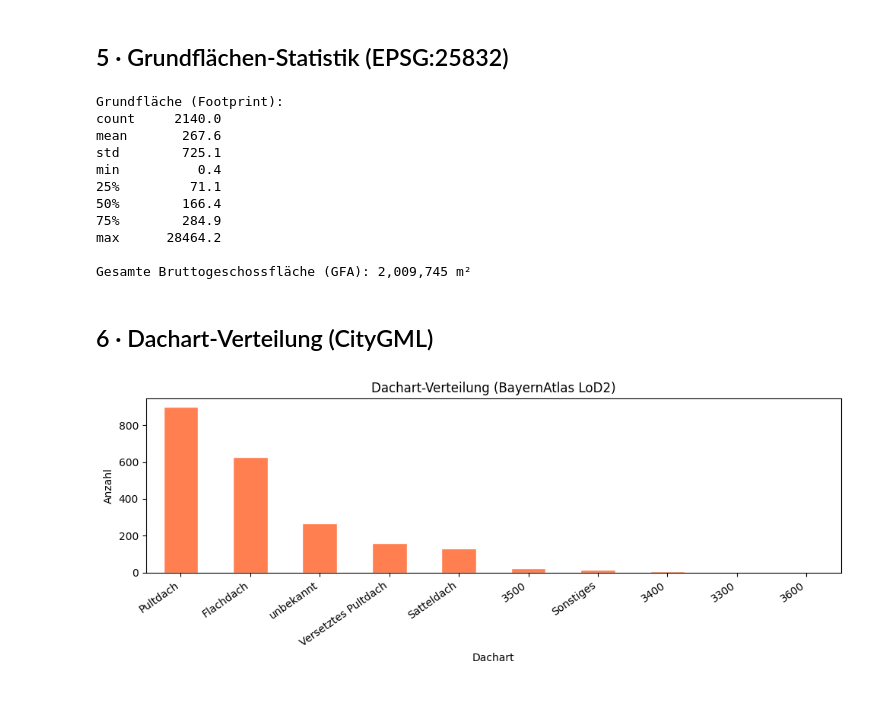
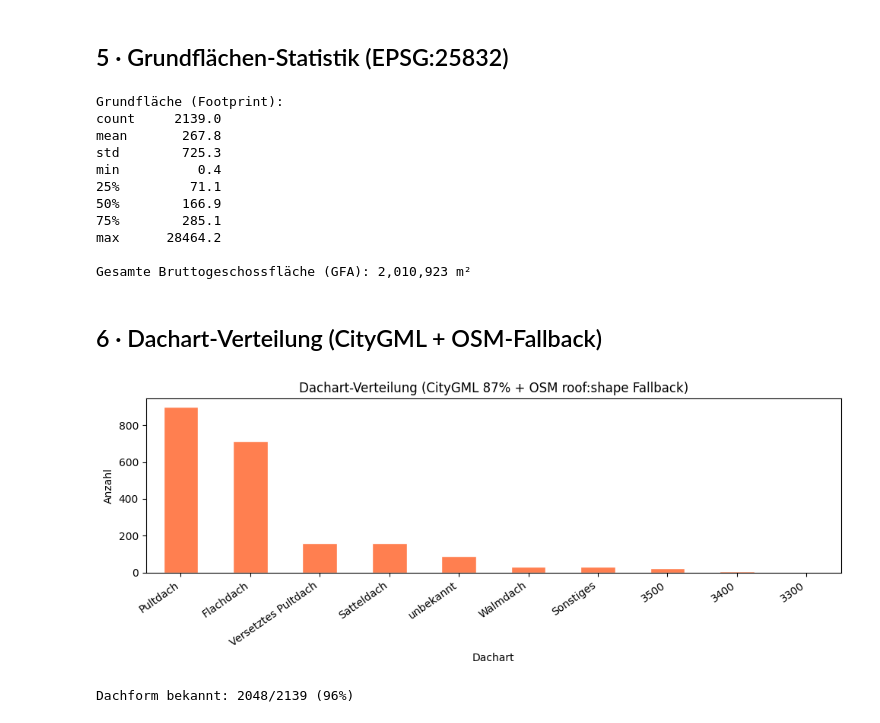
Before and after one commit to Awoladi/Digital_Twin_Augsburg, a Jupyter notebook: notebooks/01_explore_georgsvorstadt.ipynb, the cells around one changed output. Drawn from its saved outputs; the diff is of its cells as text; code cells hidden in the pictures.

```diff
--- a/notebooks/01_explore_georgsvorstadt.ipynb
+++ b/notebooks/01_explore_georgsvorstadt.ipynb
@@ -16,11 +17,15 @@ import pandas as pd
 
 from configs.settings import BUILDINGS_GEOJSON, DATA_INTERIM
 # %%
-# Bereinigtes GeoJSON laden (nach Phase 2)
-clean_path = DATA_INTERIM / 'georgsvorstadt_clean.geojson'
-gdf = gpd.read_file(clean_path)
+# Bereinigtes GeoJSON laden (nach Phase 2) – Wikidata-Anreicherung bevorzugen, falls vorhanden (Phase 8)
+wikidata_path = DATA_INTERIM / 'georgsvorstadt_clean_wikidata.geojson'
+clean_path    = DATA_INTERIM / 'georgsvorstadt_clean.geojson'
+geojson_path  = wikidata_path if wikidata_path.exists() else clean_path
+
+gdf = gpd.read_file(geojson_path)
 gdf_metric = gdf.to_crs('EPSG:25832')
 
+print(f'Quelle           : {geojson_path.name}')
 print(f'Gebäude gesamt   : {len(gdf)}')
 print(f'CRS              : {gdf.crs}')
 print(f'Spalten          : {list(gdf.columns)}')
@@ -170,41 +177,44 @@ print(gdf_metric['footprint_m2'].describe().round(1).to_string())
 print(f'\nGesamte Bruttogeschossfläche (GFA): {gdf_metric["gfa_m2"].sum():,.0f} m²')
 # %% [output]
 Grundfläche (Footprint):
-count     2140.0
-mean       267.6
-std        725.1
+count     2139.0
+mean       267.8
+std        725.3
 min          0.4
 25%         71.1
-50%        166.4
-75%        284.9
+50%        166.9
+75%        285.1
 max      28464.2
 
-Gesamte Bruttogeschossfläche (GFA): 2,009,745 m²
+Gesamte Bruttogeschossfläche (GFA): 2,010,923 m²
 # %% [markdown]
-## 6 · Dachart-Verteilung (CityGML)
+## 6 · Dachart-Verteilung (CityGML + OSM-Fallback)
 # %%
 ROOF_CODES = {
     '1000': 'Flachdach', '2100': 'Satteldach', '2200': 'Walmdach',
     '2300': 'Krüppelwalmdach', '2400': 'Mansarddach', '3100': 'Pultdach',
     '3200': 'Vers. Pultdach', '4000': 'Zeltdach', '5000': 'Kegeldach',
     '6000': 'Tonnendach', '9999': 'Sonstiges',
 }
 
 if 'roof_type' in gdf.columns:
     # Numerische Codes in Klartextnamen übersetzen (falls noch alte Daten vorliegen)
     roof_col = gdf['roof_type'].fillna('unbekannt').astype(str)
     roof_col = roof_col.map(lambda v: ROOF_CODES.get(v.strip(), v) if v.strip() else 'unbekannt')
     roof = roof_col.value_counts().head(10)
+    bekannt = (roof_col != 'unbekannt').sum()
 
     fig, ax = plt.subplots(figsize=(10, 4))
     roof.plot.bar(ax=ax, color='coral', edgecolor='white')
     ax.set_xlabel('Dachart')
     ax.set_ylabel('Anzahl')
-    ax.set_title('Dachart-Verteilung (BayernAtlas LoD2)')
+    ax.set_title('Dachart-Verteilung (CityGML 87% + OSM roof:shape Fallback)')
     plt.xticks(rotation=35, ha='right')
     plt.tight_layout()
     plt.show()
+    print(f'Dachform bekannt: {bekannt}/{len(gdf)} ({bekannt/len(gdf)*100:.0f}%)')
 else:
     print('Spalte roof_type fehlt – Phase 2 mit CityGML-Daten erneut ausführen.')
 # %% [output]
-[figure, old version]
+[figure, new version]
+Dachform bekannt: 2048/2139 (96%)
```
Also changed, not shown: parts of 7 cells of this notebook, 8 other files.
